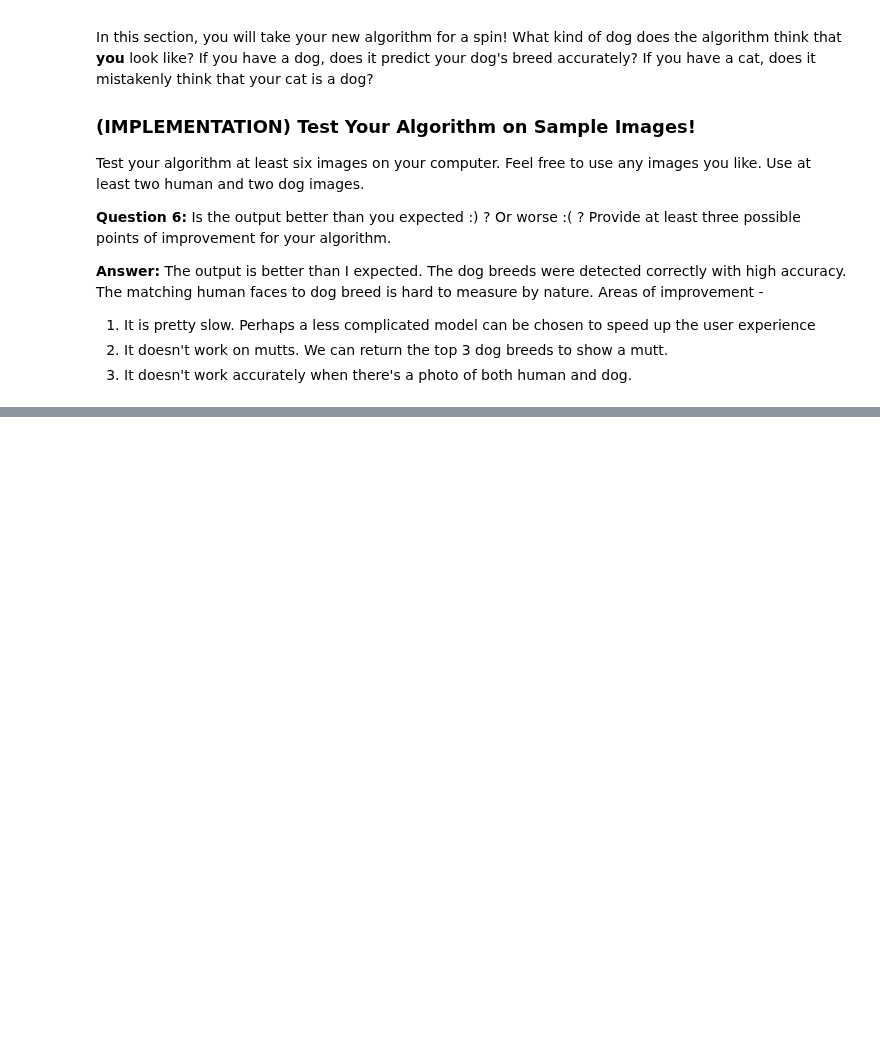
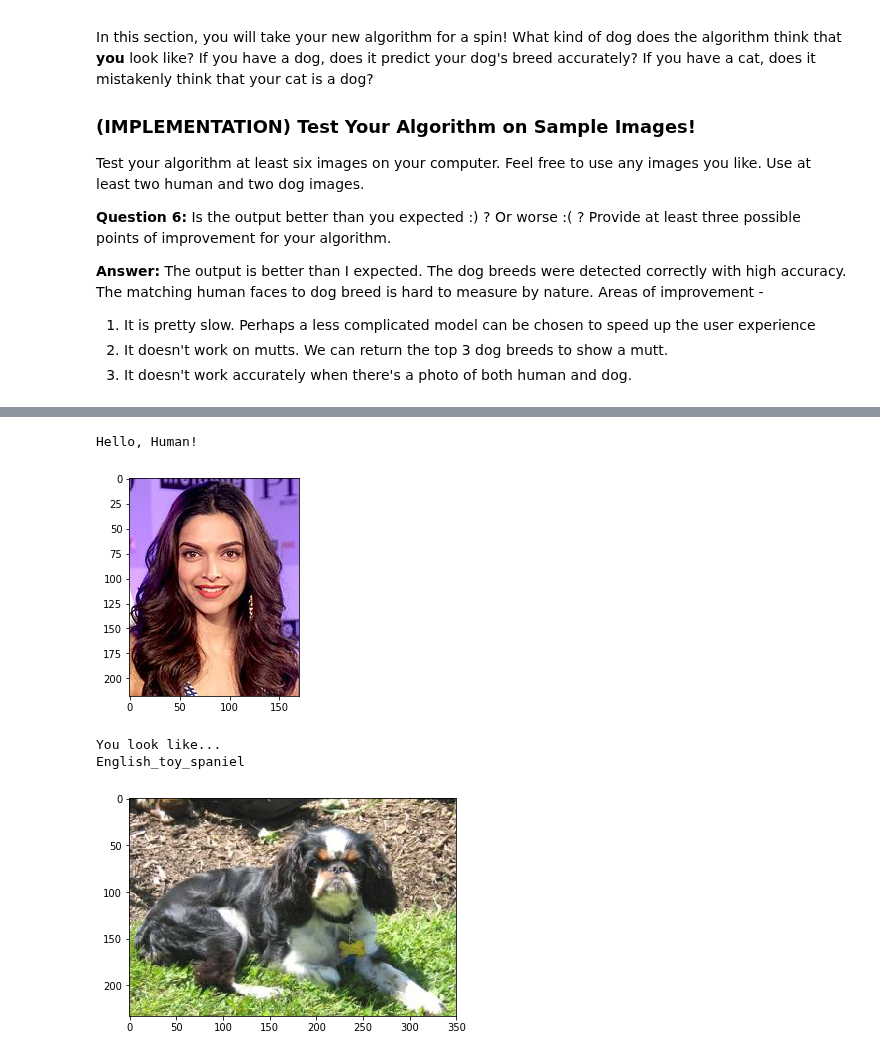
Before and after one commit to udacity/dog-project, a Jupyter notebook: dog_app.ipynb, the cells around one changed output, grey strips where cells are left out. Cells and saved outputs as stored; diff of their text form; code cells hidden in the pictures; blank space fills up the shorter version.

```diff
--- a/dog_app.ipynb
+++ b/dog_app.ipynb
@@ -790,0 +807,8 @@ Not a human or a dog in sight!
+# %%
+dog_breed_match('deepika_p.jpg')
+# %% [output]
+Hello, Human!
+[figure, added]
+You look like...
+English_toy_spaniel
+[figure, added]
```
Also changed, not shown: parts of 19 cells of this notebook.
